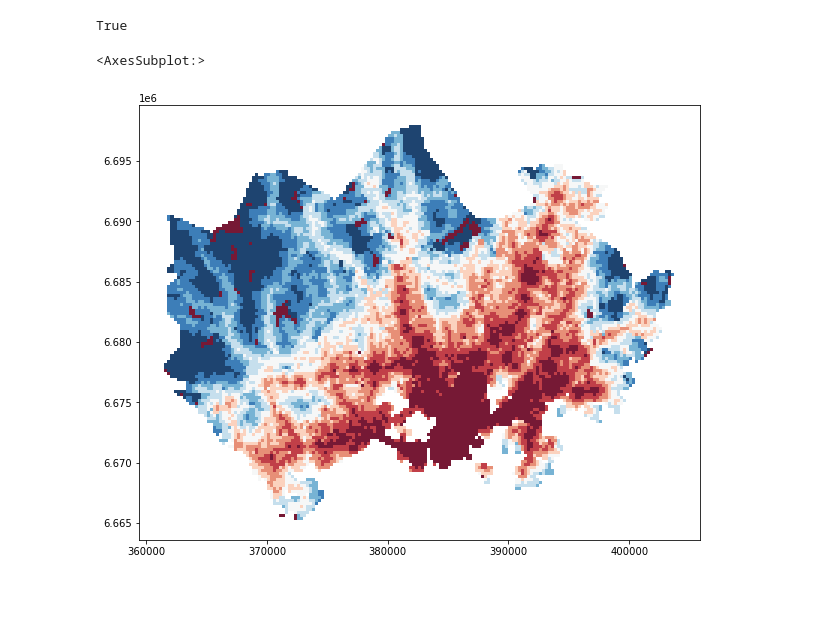
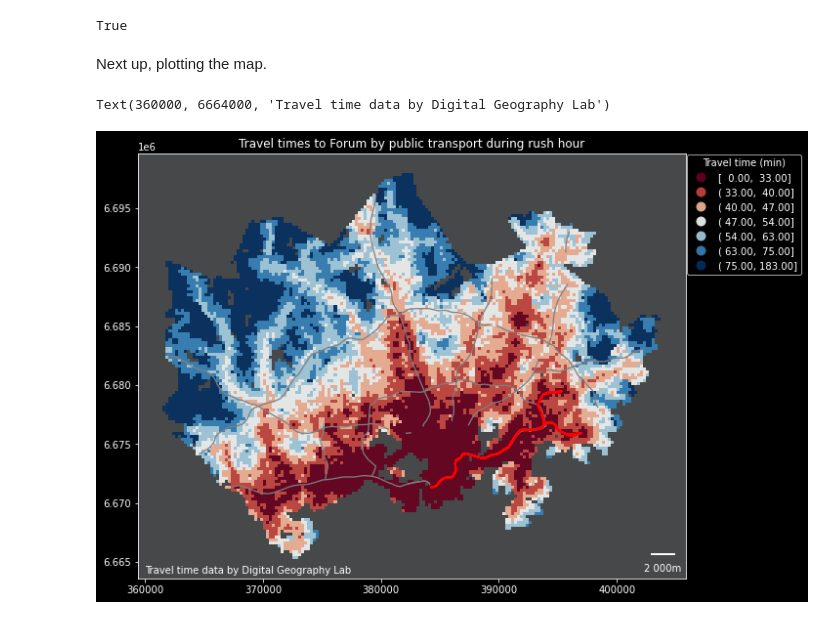
Before and after one commit to AutoGIS-2020/exercise-5-OulaIn, a Jupyter notebook: Problem_1.ipynb, the cells around one changed output. Drawn from its saved outputs; the diff is of its cells as text; code cells hidden in the pictures; blank space fills up the shorter version.

```diff
--- a/Problem_1.ipynb
+++ b/Problem_1.ipynb
@@ -16,3 +21,22 @@ roads = gpd.read_file(roads_fp)
+# %%
+# Creating Forum shapefile
+
+# Reading travel time data about Forum
+forum_fp = r'data/TravelTimes_to_5975373_Forum.txt'
+
+data_forum = pd.read_csv(forum_fp, sep=';')
+
+
+# Merging data
+forum_geo = grid.merge(data_forum, left_on='YKR_ID', right_on='from_id')
+
+# Removing no-data values
+import numpy as np
+forum_geo = forum_geo.replace(-1, np.nan)
+forum_geo.dropna(inplace=True)
+
+# Shapefile
+forum_geo.to_file('data/Forum_TT.shp')
 # %%
 # Checking the crs of layers
 print(grid.crs)
@@ -23,4 +51,5 @@ epsg:2392
 # %%
 # Reprojecting geometries to match
 roads = roads.to_crs(crs=grid.crs)
+metro = metro.to_crs(crs=grid.crs)
 # %%
@@ -28,9 +57,53 @@ roads.crs == grid.crs
 # %% [output]
 True
-# %%
-fig, ax = plt.subplots(figsize=(12,8))
-
-grid.plot(ax=ax, column="pt_r_t", linewidth=0.03, cmap="RdBu", scheme="quantiles", k=9, alpha=0.9)
-# %% [output]
-<AxesSubplot:>
-[figure, removed]
+# %% [markdown]
+Next up, plotting the map.
+# %%
+# Visualizing the travel times
+fig, ax = plt.subplots(figsize=(12,8))
+
+forum_geo.plot(ax=ax, column="pt_r_t",
+               linewidth=0.03,
+               cmap="RdBu",
+               scheme="quantiles",
+               k=7,
+               alpha=0.9,
+               legend=True)
+
+ax.set_facecolor("#46484a")
+
+# Setting title
+ax.set_title('Travel times to Forum by public transport during rush hour')
+
+# Adding scale bar
+from mpl_toolkits.axes_grid1.anchored_artists import AnchoredSizeBar
+
+scalebar = AnchoredSizeBar(ax.transData,
+                           2000,
+                           '2 000m',
+                           'lower right',
+                           borderpad=0.4,
+                           sep=10,
+                           frameon=False,
+                           size_vertical=100,
+                           color='white'
+                           )
+
+ax.add_artist(scalebar)
+
+# Re-position the legend and set a title
+ax.get_legend().set_bbox_to_anchor((1.22,1.01))
+ax.get_legend().set_title("Travel time (min)")
+
+# Adding roads
+roads.plot(ax=ax, color="grey", linewidth=1.3)
+
+# Add metro on top
+metro.plot(ax=ax, color="r", linewidth=2)
+
+# Credits
+credits = "Travel time data by Digital Geography Lab"
+ax.text(y=6664000, x=360000, s=credits)
+# %% [output]
+Text(360000, 6664000, 'Travel time data by Digital Geography Lab')
+[figure, added]
```
Also changed, not shown: parts of 5 cells of this notebook.
